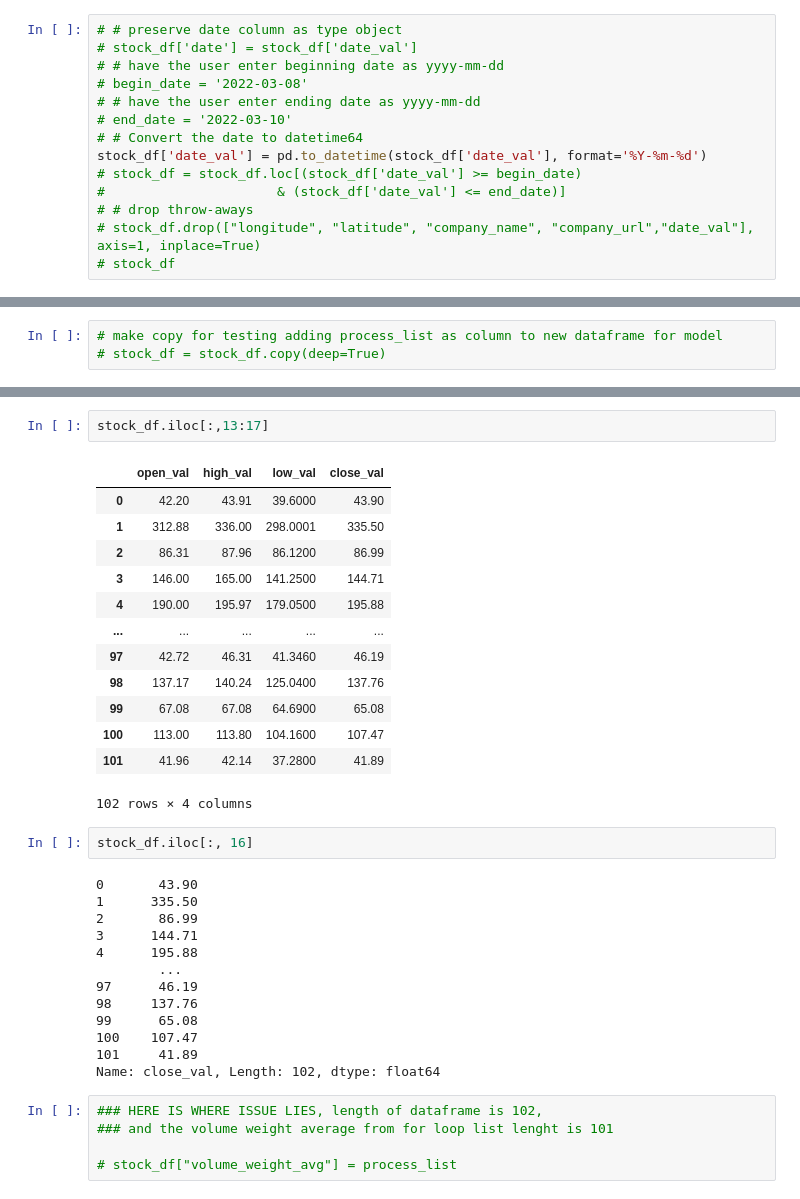
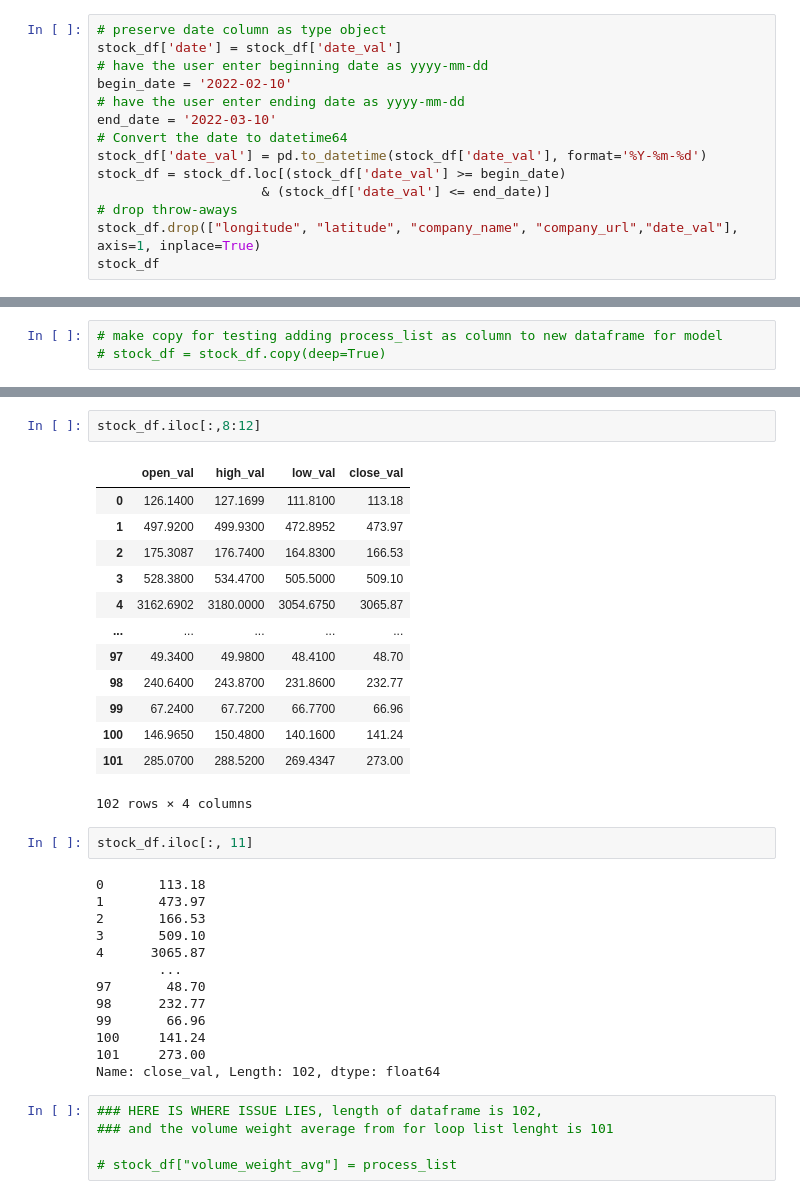
Before and after one commit to kjkubik/CompanyLocationAndStocks, a Jupyter notebook: source/random_forest_v3_1A.ipynb, the cells around one changed output, grey strips where cells are left out. Saved outputs shown, nothing was run; the diff lists cells and outputs as text.

```diff
--- a/source/random_forest_v3_1A.ipynb
+++ b/source/random_forest_v3_1A.ipynb
@@ -64,16 +64,16 @@ stock_df.columns.tolist()
     #rest of code in cell below
  # for loop
 # %%
-# # preserve date column as type object
-# stock_df['date'] = stock_df['date_val']
-# # have the user enter beginning date as yyyy-mm-dd
-# begin_date = '2022-03-08'
-# # have the user enter ending date as yyyy-mm-dd
-# end_date = '2022-03-10'
-# # Convert the date to datetime64
+# preserve date column as type object
+stock_df['date'] = stock_df['date_val']
+# have the user enter beginning date as yyyy-mm-dd
+begin_date = '2022-02-10'
+# have the user enter ending date as yyyy-mm-dd
+end_date = '2022-03-10'
+# Convert the date to datetime64
 stock_df['date_val'] = pd.to_datetime(stock_df['date_val'], format='%Y-%m-%d')
-# stock_df = stock_df.loc[(stock_df['date_val'] >= begin_date)
-#                      & (stock_df['date_val'] <= end_date)]
-# # drop throw-aways
-# stock_df.drop(["longitude", "latitude", "company_name", "company_url","date_val"], axis=1, inplace=True)
-# stock_df
+stock_df = stock_df.loc[(stock_df['date_val'] >= begin_date)
+                     & (stock_df['date_val'] <= end_date)]
+# drop throw-aways
+stock_df.drop(["longitude", "latitude", "company_name", "company_url","date_val"], axis=1, inplace=True)
+stock_df
@@ -213,33 +223,33 @@ stock_df
 # %%
-stock_df.iloc[:,13:17]
+stock_df.iloc[:,8:12]
 # %% [output]
 |  | open_val | high_val | low_val | close_val |
-| 0 | 42.20 | 43.91 | 39.6000 | 43.90 |
-| 1 | 312.88 | 336.00 | 298.0001 | 335.50 |
-| 2 | 86.31 | 87.96 | 86.1200 | 86.99 |
-| 3 | 146.00 | 165.00 | 141.2500 | 144.71 |
-| 4 | 190.00 | 195.97 | 179.0500 | 195.88 |
+| 0 | 126.1400 | 127.1699 | 111.8100 | 113.18 |
+| 1 | 497.9200 | 499.9300 | 472.8952 | 473.97 |
+| 2 | 175.3087 | 176.7400 | 164.8300 | 166.53 |
+| 3 | 528.3800 | 534.4700 | 505.5000 | 509.10 |
+| 4 | 3162.6902 | 3180.0000 | 3054.6750 | 3065.87 |
 | ... | ... | ... | ... | ... |
-| 97 | 42.72 | 46.31 | 41.3460 | 46.19 |
-| 98 | 137.17 | 140.24 | 125.0400 | 137.76 |
-| 99 | 67.08 | 67.08 | 64.6900 | 65.08 |
-| 100 | 113.00 | 113.80 | 104.1600 | 107.47 |
-| 101 | 41.96 | 42.14 | 37.2800 | 41.89 |
+| 97 | 49.3400 | 49.9800 | 48.4100 | 48.70 |
+| 98 | 240.6400 | 243.8700 | 231.8600 | 232.77 |
+| 99 | 67.2400 | 67.7200 | 66.7700 | 66.96 |
+| 100 | 146.9650 | 150.4800 | 140.1600 | 141.24 |
+| 101 | 285.0700 | 288.5200 | 269.4347 | 273.00 |
 102 rows × 4 columns
 # %%
-stock_df.iloc[:, 16]
+stock_df.iloc[:, 11]
 # %% [output]
-0       43.90
-1      335.50
-2       86.99
-3      144.71
-4      195.88
+0       113.18
+1       473.97
+2       166.53
+3       509.10
+4      3065.87
         ...
-97      46.19
-98     137.76
-99      65.08
-100    107.47
-101     41.89
+97       48.70
+98      232.77
+99       66.96
+100     141.24
+101     273.00
 Name: close_val, Length: 102, dtype: float64
 # %%
 ### HERE IS WHERE ISSUE LIES, length of dataframe is 102,
```
Also changed, not shown: parts of 9 cells of this notebook.
